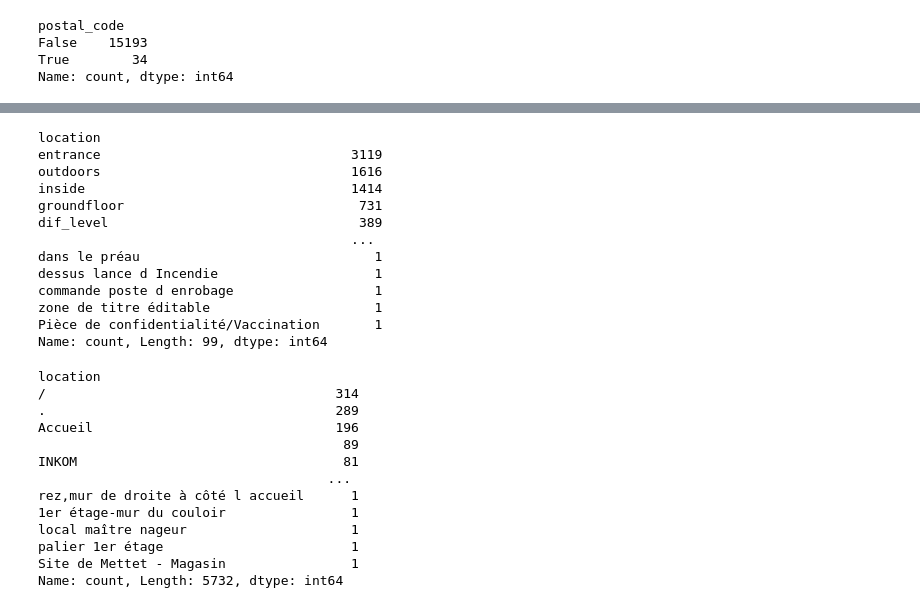
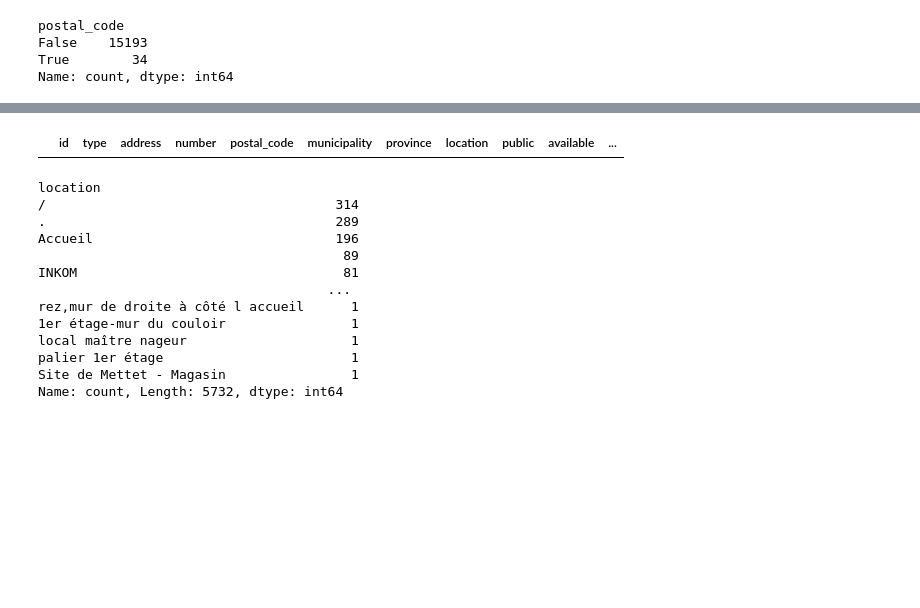
Before and after one commit to isa-sc/mda-project, a Jupyter notebook: script 1.ipynb, the cells around one changed output, grey strips where cells are left out. Cells and saved outputs as stored; diff of their text form; code cells hidden in the pictures; blank space fills up the shorter version.

Commit message:
Data cleaning finished for AED placement (location)

```diff
--- a/script 1.ipynb
+++ b/script 1.ipynb
@@ -79,25 +86,53 @@ renaming_locations = {'outdoors': ['Extérieur','buit','Façade', 'facade','geve
+# %%
+# Renaming locations into 3 categories for placement
+renaming_locations = {'outside public acccess': ['Extérieur','buit','Façade', 'facade','gevel', 'straat', 'veld','rue','veranda','muur', 'pied',
+                                   'voorkant','mur','parking','pont', 'chemin', 'parc','plein','strand','tuin','jardin','fit-o-meter', 'hoek',
+                                   'haute tension', 'thv','t.h.v', 'Loods', 'Militar','Dépôt','depot','economaat','park','Schelde','terras','Bois','port',
+                                   'cour','pierre','bus', 'terrain'],
+                      'inside access': ['Accueil', 'Acceuil','accueuil','inkom','ing','onth','recep','récep','balie','comptoir','entr',
+                                    'garde','keet', 'secrétar', 'quichets','secretar', 'caisse', 'sorti', 'portier', 'lobby', 'lobie', 'foyer', 'gardien',
+                                    'info','securi', 'chantier', 'koer 2','klantendienst','wacht','kassa', 'self', 'TIKKLOK', 'pointeuse','poort','accès',
+                                    'préau', 'rez', 'réz','glvl','Gelijkvloers','rdc','r.d.c', '0','geschoss', 'geijkvloers', 'einpfang'],
+                      'inside less accessible': ['sous-sol','sous sol','1er', '1e', '°', 'etage', 'ètage','étage','étg' ,'3de', '2de', '4de', '2e','1ste',
+                                    'verd', 'niv', '18th', '5i','5e', 'quai', 'spoor', 'perron','club', 'dojo', 'petan','tennis','voetbal','fiets', 'sport',
+                                    'athlét', 'athlet', 'zwem', 'football', 'hockey','jeux', 'fitness','Atletiek','speel','speler','foot','ski','padel', 'récré', 'redder',
+                                 'sauveteurs','natation','pattinoire', 'sal','ascenseur','ASCENCEUR', 'Escalier' ,'local','lokaal', 'caf', 'bure', 'hal', 'gang', 'buvette',
+                                 'vestia','zaal','couloir','binnen','réfectoire',
+                                    'keuken', 'cuisine','biblio','bar','infirmerie', 'ruimte', 'secret','maga','ateli', 'garage','cantine', 'rentré',
+                                    'kantine', 'sacristie', 'kantoor', 'production', 'kleedkamer', 'lift', 'Intérieur','bât', 'bat', 'bouw', 'house',
+                                    'shop', 'station', 'piscine', 'werkplaats', 'vestaire', 'restaurant','tandarts','praktijk', 'kabinet', 'refter',
+                                    'winkel', 'toilet', 'room','maison', 'sanitair', 'office', 'lab','kamer','deur', 'school', 'facult',
+                                    'gym', 'accomodat','ecole', 'école', 'kerk', 'bloc', 'blok', 'Collège','eglise','trap','aula','huis',
+                                    'restauration','catering','wc','hangar', 'kazerne','kabine', 'casernes', 'terminal', 'kai','fabriek','flats',
+                                    'pharma','complexe', 'hulppost', 'onder','afspraak', 'bellen', 'facility', 'loge', 'pavillon', 'toonbank',
+                                    'Fours', 'Enseignement', 'JBC', 'Refectoire', 'imprimante','Kast','Uitpunt','auditoraat','administratif','Recycl',
+                                    'photocop', 'usine','chateau','class','afd','galeri', 'cc ', 'kinderboerderij', 'babygroup', 'Geriaterie', 'cabinet',
+                                    'hébergement','bassin','Ortho','neuro','SP Dienst','panoptique', 'mobi','nomade','dispatch','volant','portable',
+                                    'Brandweerwagen', 'wagen','pas de véhicule fixe', 'non fixé','pas véhicule fixe',
+                                 'leen', 'bouillet', 'fond réfectaire', 'operateur four', 'kinderopvang MIKI', 'espace client', 'ouvriers',
+                                 'schuin over medische dienst', 'all-ranks', 'ancienne boulangerie', 'jeu de balle', 'anciennes papeteries', 'graaf jansdijk',
+                                 'nouvelle tribune', '"chant des oiseaux' 'brasserie tinto', 'du coté gauche,près des gradins' 'Jeu de balle', 'piece de vie', 'omkleedse',
+                                 'chiro jongens SSW', 'autorail', 'milka', 'service travaux', 'ensachage', 'tour', 'voie humide', 'oiseaux', 'piece de vie',
+                                 'boverie', 'service population', 'locaux sociaux', 'espace vital', 'OC Lauwe', 'ecluse', 'poste de commande', 'medic','préfecture',
+                                 'bornavie', 'usage professionnel','chariot', 'Flegado', 'expédition', 'CDC', 'DCU', 'magneet', 'play 2 move','supermarkt', 'testarea',
+                                 'roekhout', 'sellerie', 'espace public','Leie', 'laugh', 'stad', 'leveren locatie', 'TEn HOve', 'CBRN', 'Events', 'rochehaut',
+                                 'Munsterbilzen', 'brasserie', 'Buanderie','Premiers Soins','EHBO','camion','un sac','secours','reserve', 'Afrika', 'définier', 'rechange',
+                                 'vervangt','aucun', 'section', 'corner','preau', 'dessus lance d Incendie', 'commande poste', 'zone de titre éditable', 'poste de commandes',
+                                 'sacoche', 'plaine des sapins', 'boulodrôme', 'péniche', 'stand de tir', 'pièce de confidentialité', 'zijde spaarbekken', 'untergeschassPlakettenaum',
+                                 'expéditions', 'coté gauche','sambre', 'Woluwe', 'Villers', 'au sein du site prod', 'site du CTA', 'oc de klakeye', '0', '1', '2', '3', '4', '5', '6',  ]
+                      }
 # %%
 aed_cleaning={'location': renaming_locations}
 # %%
 cleaned_aed = df_aed
 for column, labels in aed_cleaning.items():
     cleaned_aed = string_cleaning(cleaned_aed, column, labels)
+# %%
+cleaned_aed['location'] = cleaned_aed['location'].fillna('inside less accessible')
 # %%
-cleaned_aed['location'].value_counts()
+cleaned_aed.loc[cleaned_aed['location'].isna()]
 # %% [output]
-location
-entrance                                3119
-outdoors                                1616
-inside                                  1414
-groundfloor                              731
-dif_level                                389
-                                        ...
-dans le préau                              1
-dessus lance d Incendie                    1
-commande poste d enrobage                  1
-zone de titre éditable                     1
-Pièce de confidentialité/Vaccination       1
-Name: count, Length: 99, dtype: int64
+|  | id | type | address | number | postal_code | municipality | province | location | public | available | ... |
 # %%
 df_aed['location'].value_counts()
 # %% [output]
```
Also changed, not shown: parts of 4 cells of this notebook, 2 other files.
